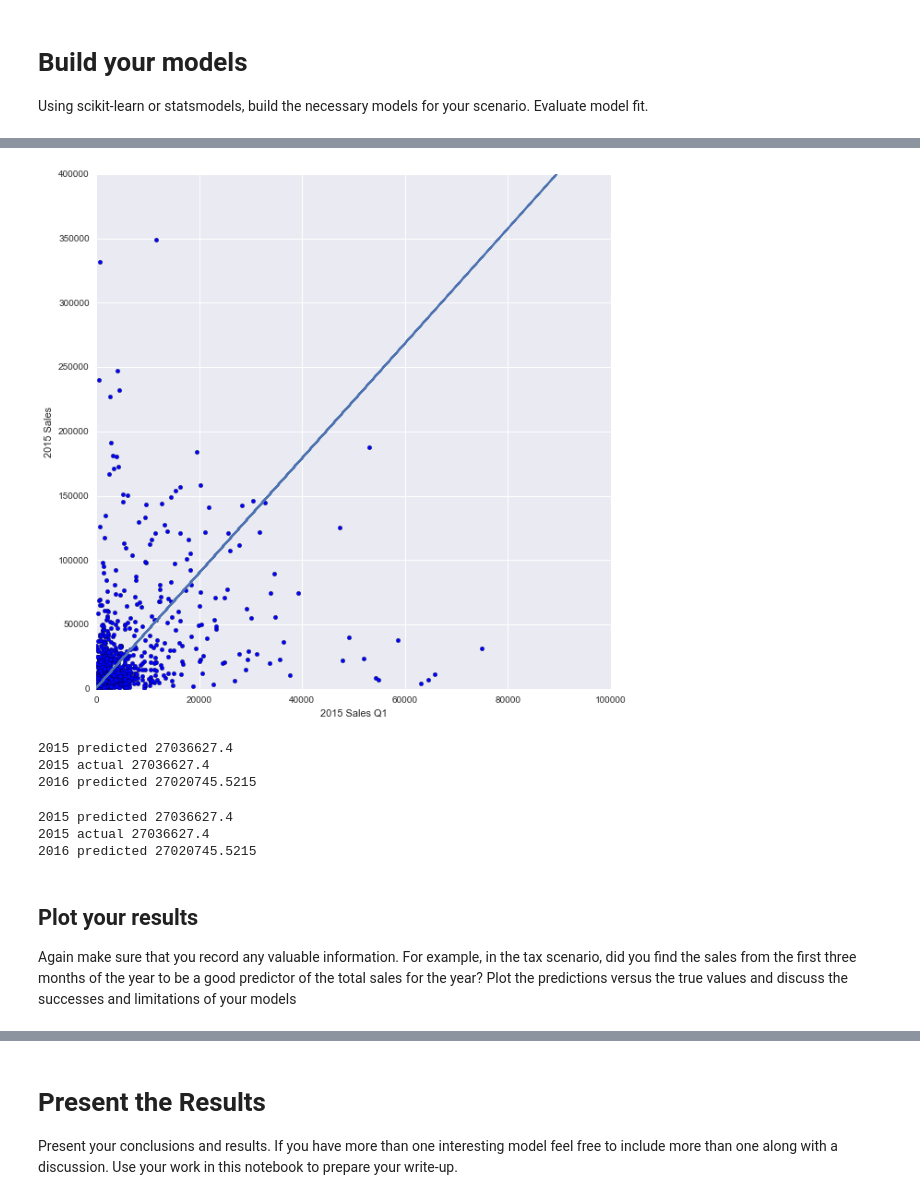
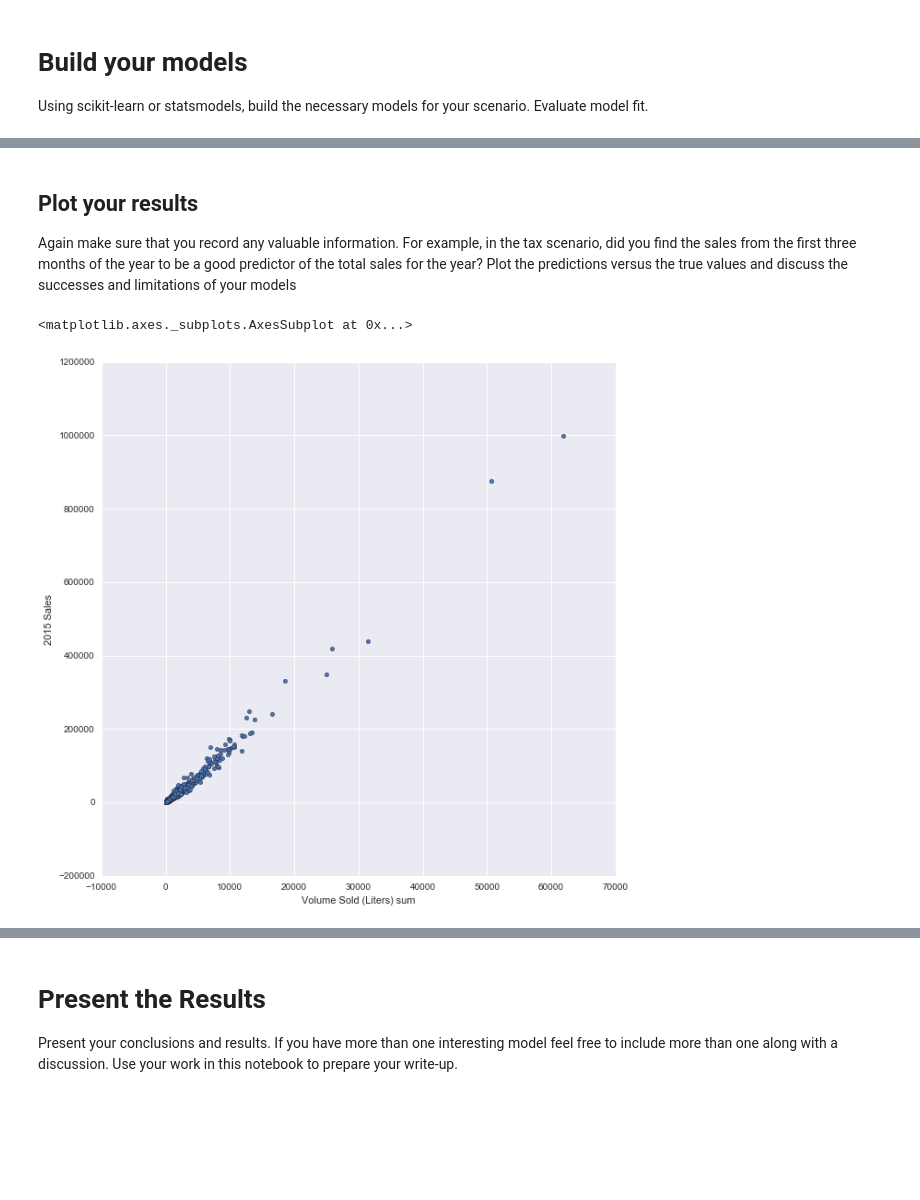
Before and after one commit to jrcmalunay/DSI-SF-1-JRCMALUNAY, a Jupyter notebook: projects/project-03/starter-code/Project 3 Starter Code.ipynb, the cells around one changed output, grey strips where cells are left out. Saved outputs shown, nothing was run; the diff lists cells and outputs as text; code cells hidden in the pictures; blank space fills up the shorter version.

```diff
--- a/projects/project-03/starter-code/Project 3 Starter Code.ipynb
+++ b/projects/project-03/starter-code/Project 3 Starter Code.ipynb
@@ -338,49 +320,10 @@ Model fit: 0.967834535214
-# %%
-# Zoom in on the lower corner
-plt.scatter(X, y)
-plt.plot(X, predictions)
-plt.xlabel("2015 Sales Q1")
-plt.ylabel("2015 Sales")
-plt.xlim(0, 100000)
-plt.ylim(0, 400000)
-plt.show()
-# %% [output]
-[figure, removed]
-# %%
-# Predicted 2016 sales, compared to 2015
-
-X = true_sales[["2016 Sales Q1"]]
-predictions = lm.predict(X)
-total_2016 = sum(predictions)
-total_2015 = sum(true_sales["2015 Sales"])
-X2 = true_sales[["2015 Sales Q1"]]
-pred_2015 = sum(lm.predict(X2))
-
-print "2015 predicted", pred_2015
-print "2015 actual", total_2015
-print "2016 predicted", total_2016
-# %% [output]
-2015 predicted 27036627.4
-2015 actual 27036627.4
-2016 predicted 27020745.5215
-# %%
-# Predicted 2016 sales, compared to 2015
-
-X = true_sales[["2016 Sales Q1"]]
-predictions = lm.predict(X)
-total_2016 = sum(predictions)
-total_2015 = sum(true_sales["2015 Sales"])
-X2 = true_sales[["2015 Sales Q1"]]
-pred_2015 = sum(lm.predict(X2))
-
-print "2015 predicted", pred_2015
-print "2015 actual", total_2015
-print "2016 predicted", total_2016
-# %% [output]
-2015 predicted 27036627.4
-2015 actual 27036627.4
-2016 predicted 27020745.5215
 # %% [markdown]
 ## Plot your results
 
 Again make sure that you record any valuable information. For example, in the tax scenario, did you find the sales from the first three months of the year to be a good predictor of the total sales for the year? Plot the predictions versus the true values and discuss the successes and limitations of your models
+# %%
+#Created a scatter plot using the Volume Sold (LIters) sum and 2015 Sales
+sales_update_nan.plot.scatter(x='Volume Sold (Liters) sum',y ='2015 Sales')
+# %% [output]
+<matplotlib.axes._subplots.AxesSubplot at 0x...>
+[figure, added]
```
Also changed, not shown: parts of 19 cells of this notebook.
